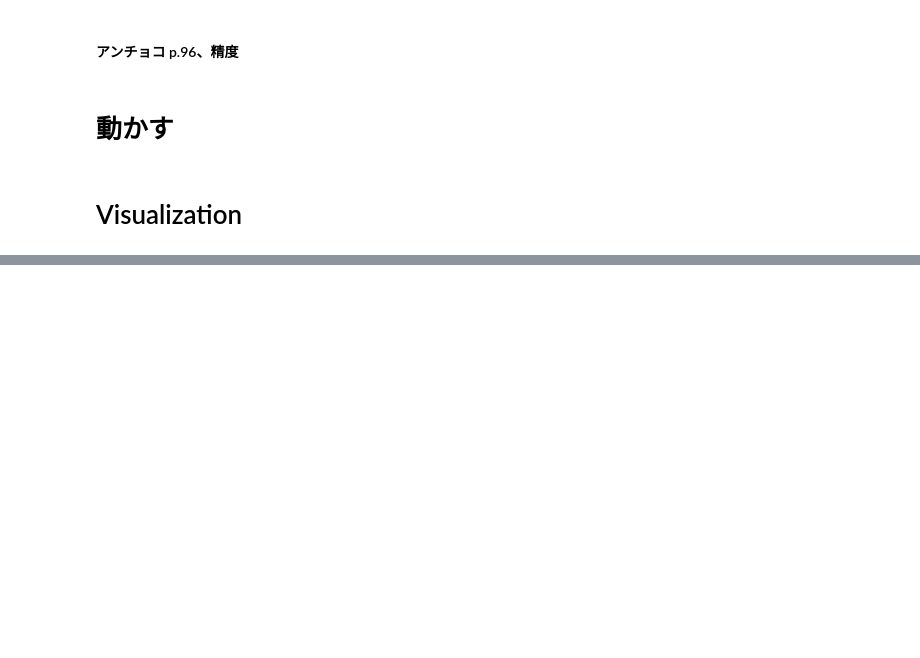
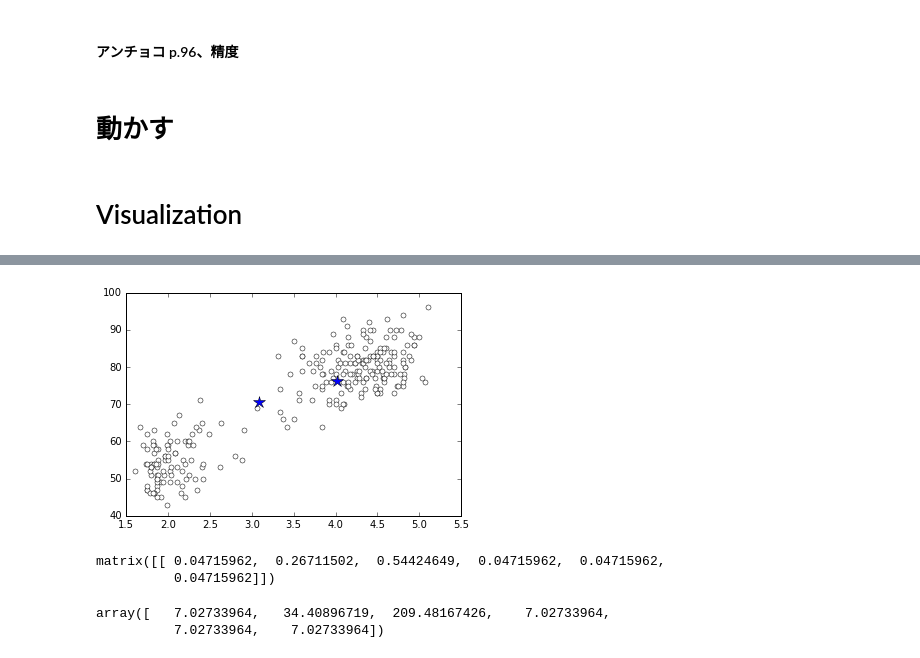
Before and after one commit to tomoya-sasaki/Code_Tips, a Jupyter notebook: Algorithm/Variational-Inference/VB-GMM/VBGMM-Python.ipynb, the cells around one changed output, grey strips where cells are left out. Drawn from its saved outputs; the diff is of its cells as text; code cells hidden in the pictures; blank space fills up the shorter version.

```diff
--- a/Algorithm/Variational-Inference/VB-GMM/VBGMM-Python.ipynb
+++ b/Algorithm/Variational-Inference/VB-GMM/VBGMM-Python.ipynb
@@ -232,0 +240,33 @@ for i in range(len(mk)):
+# %%
+# Plot of mu_k
+
+fp = open("faithful.txt")
+data_x = []
+data_y = []
+for row in fp:
+    data_x.append(float((row.split()[0])))
+    data_y.append(float((row.split()[1])))
+fp.close()
+plt.plot(data_x, data_y, "wo", markersize=5)
+
+for i in range(len(mk)):
+    if expect_pi(alpha)[0,i] < 0.1:
+        # 混合係数の期待値が0より小さいなら無視
+        continue
+    # mu_kを結果を使ってrandom sampling
+    temp = (np.random.multivariate_normal(mk[i], beta[i] * expect_lambda(W[i], nu[i]), 100000)).mean(0)
+    plt.plot(temp[0],temp[1], "*", markersize=12, color="b")
+# %% [output]
+[figure, added]
+# %%
+# 混合係数の期待値
+expect_pi(alpha)
+# %% [output]
+matrix([[ 0.04715962,  0.26711502,  0.54424649,  0.04715962,  0.04715962,
+          0.04715962]])
+# %%
+# Nk
+r_nk.sum(0)
+# %% [output]
+array([   7.02733964,   34.40896719,  209.48167426,    7.02733964,
+          7.02733964,    7.02733964])
```
Also changed, not shown: parts of 4 cells of this notebook.
